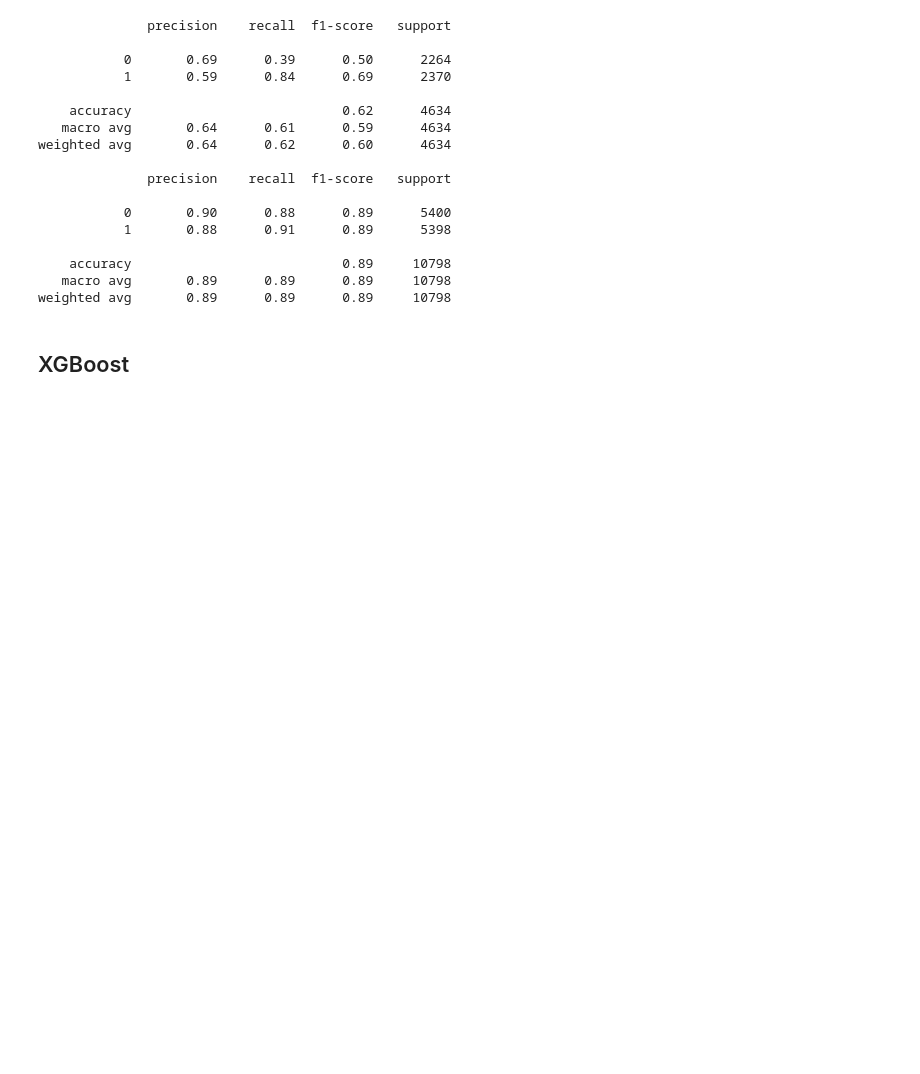
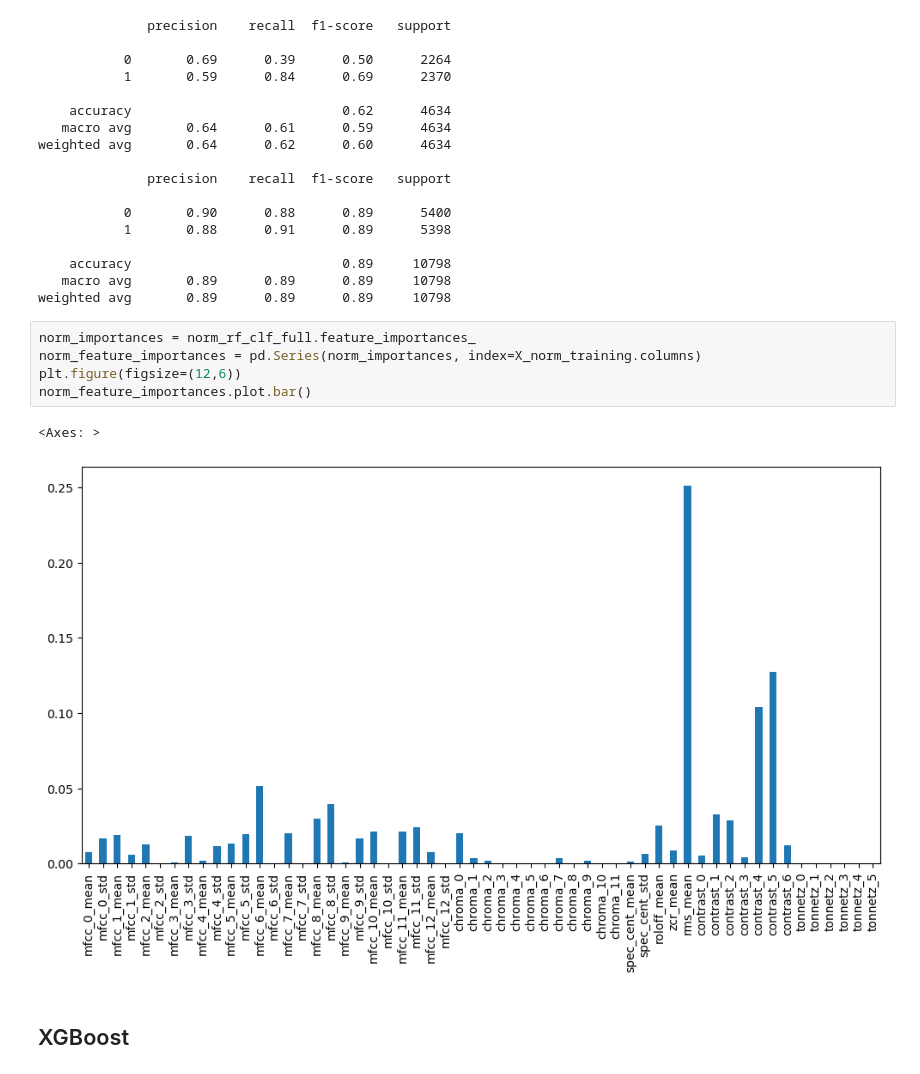
Before and after one commit to kir1ck/AudioDeepfakeDetection_ML, a Jupyter notebook: research.ipynb, the cells around one changed output. Cells and saved outputs as stored; diff of their text form; blank space fills up the shorter version.

```diff
--- a/research.ipynb
+++ b/research.ipynb
@@ -225,6 +245,14 @@ weighted avg       0.64      0.62      0.60      4634
     accuracy                           0.89     10798
    macro avg       0.89      0.89      0.89     10798
 weighted avg       0.89      0.89      0.89     10798
+# %%
+norm_importances = norm_rf_clf_full.feature_importances_
+norm_feature_importances = pd.Series(norm_importances, index=X_norm_training.columns)
+plt.figure(figsize=(12,6))
+norm_feature_importances.plot.bar()
+# %% [output]
+<Axes: >
+[figure, added]
 # %% [markdown]
 ## XGBoost
 # %%
```
Also changed, not shown: parts of 20 cells of this notebook.
